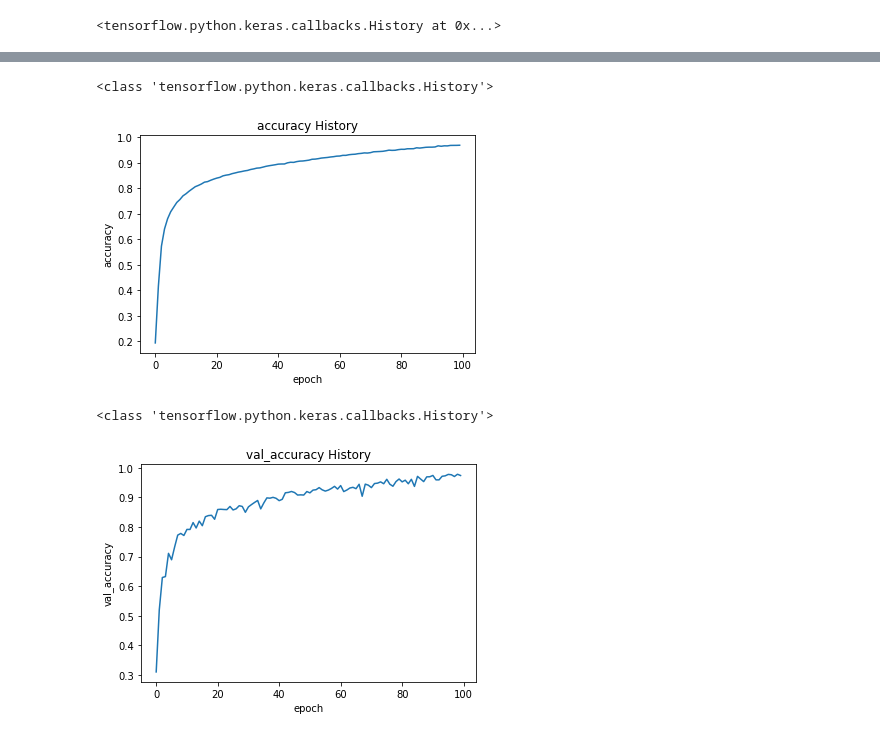
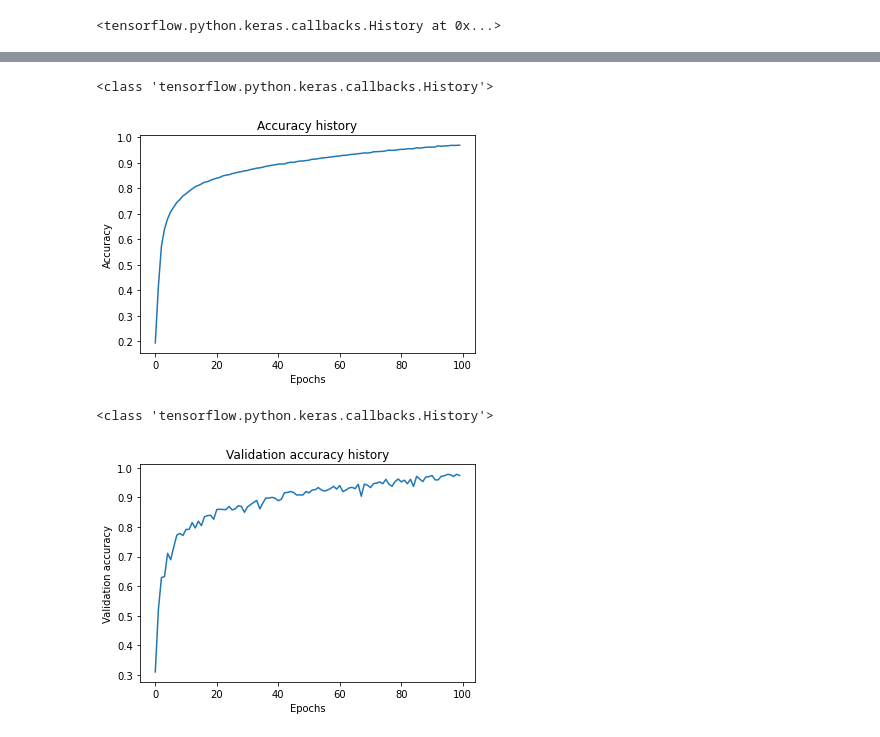
Before and after one commit to varunkr24/AIML, a Jupyter notebook: Image_Classification.ipynb, the cells around one changed output, grey strips where cells are left out. Saved outputs shown, nothing was run; the diff lists cells and outputs as text; code cells hidden in the pictures.

```diff
--- a/Image_Classification.ipynb
+++ b/Image_Classification.ipynb
@@ -277,7 +277,7 @@ plot_loss(model_3)
 
 def plot_loss(hist):
   # plot the val_loss
-  plt.title('val_loss History')
+  plt.title('Validation loss History')
   plt.plot(hist.history['val_loss'])
   plt.ylabel('val_loss')
   plt.xlabel('epoch')
@@ -293,30 +293,30 @@ plot_loss(model_3)
 # %%
 def plot_loss(hist):
   # plot the accuracy
-  plt.title('accuracy History')
+  plt.title('Accuracy history')
   plt.plot(hist.history['accuracy'])
-  plt.ylabel('accuracy')
-  plt.xlabel('epoch')
+  plt.ylabel('Accuracy')
+  plt.xlabel('Epochs')
   plt.show()
 
 print(type(model_3))
 plot_loss(model_3)
 
 def plot_loss(hist):
   # plot the val_accuracy
-  plt.title('val_accuracy History')
+  plt.title('Validation accuracy history')
   plt.plot(hist.history['val_accuracy'])
-  plt.ylabel('val_accuracy')
-  plt.xlabel('epoch')
+  plt.ylabel('Validation accuracy')
+  plt.xlabel('Epochs')
   plt.show()
 
 print(type(model_3))
 plot_loss(model_3)
 # %% [output]
 <class 'tensorflow.python.keras.callbacks.History'>
-[figure, old version]
+[figure, new version]
 <class 'tensorflow.python.keras.callbacks.History'>
-[figure, old version]
+[figure, new version]
 # %%
 def create_model(lr, Lambda):
 
```
Also changed, not shown: parts of 1 cell of this notebook.
